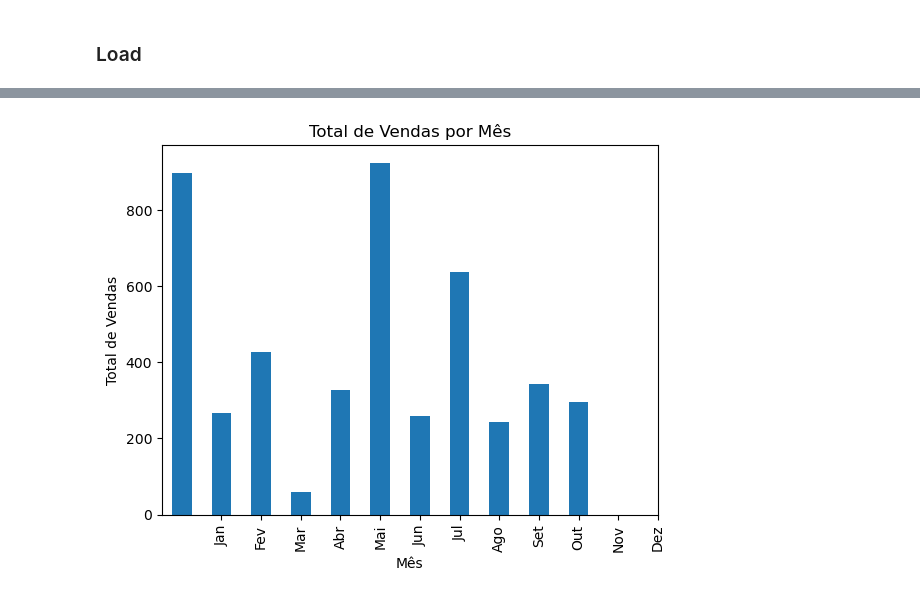
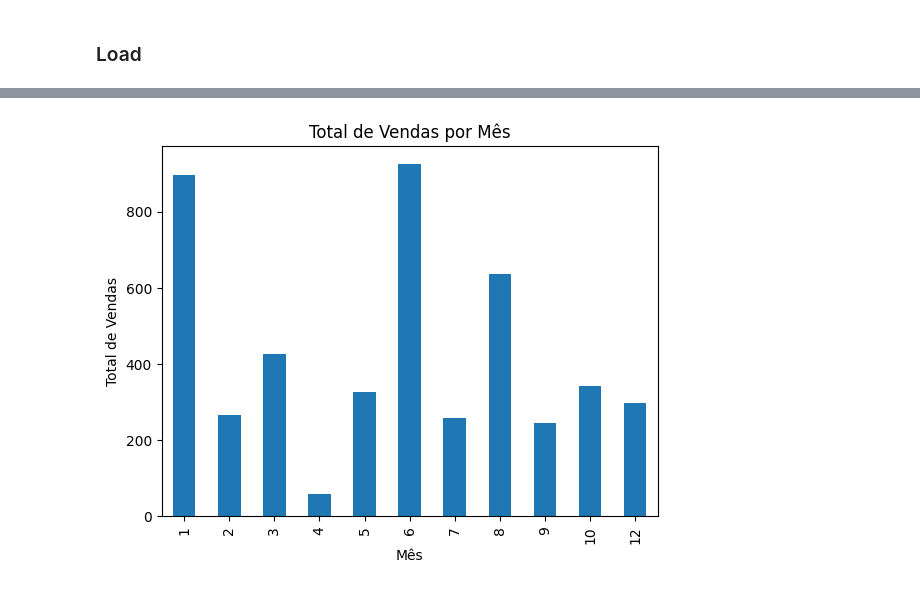
Before and after one commit to icaroyure/Dio_Desafio_Santander_Bootcamp_2023, a Jupyter notebook: Dio_Desafio_Bootcamp_2023.ipynb, the cells around one changed output, grey strips where cells are left out. Cells and saved outputs as stored; diff of their text form; code cells hidden in the pictures.

```diff
--- a/Dio_Desafio_Bootcamp_2023.ipynb
+++ b/Dio_Desafio_Bootcamp_2023.ipynb
@@ -87,11 +87,10 @@ plt.show()
 # %%
 #criando segundo gráfico de barras para melhor entendimento dos dados analisados
 
 total_vendas_mes.plot(kind='bar')
 plt.xlabel('Mês')
 plt.ylabel('Total de Vendas')
 plt.title('Total de Vendas por Mês')
-plt.xticks(range(1, 13), ['Jan', 'Fev', 'Mar', 'Abr', 'Mai', 'Jun', 'Jul', 'Ago', 'Set', 'Out', 'Nov', 'Dez'])
 plt.show()
 # %% [output]
-[figure, old version]
+[figure, new version]
```
Also changed, not shown: parts of 1 cell of this notebook.
